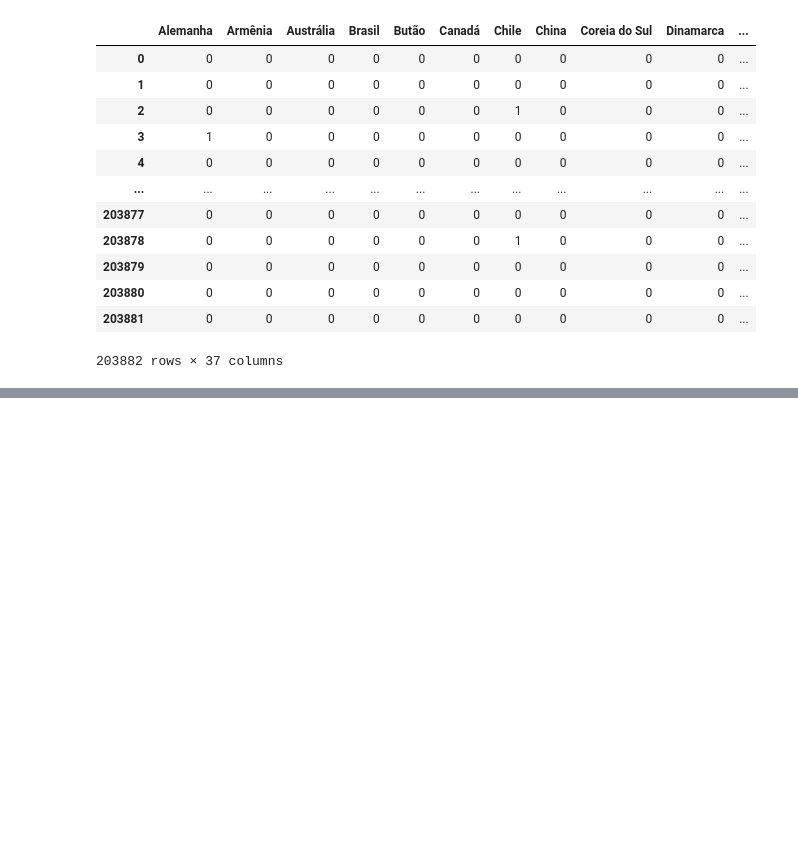
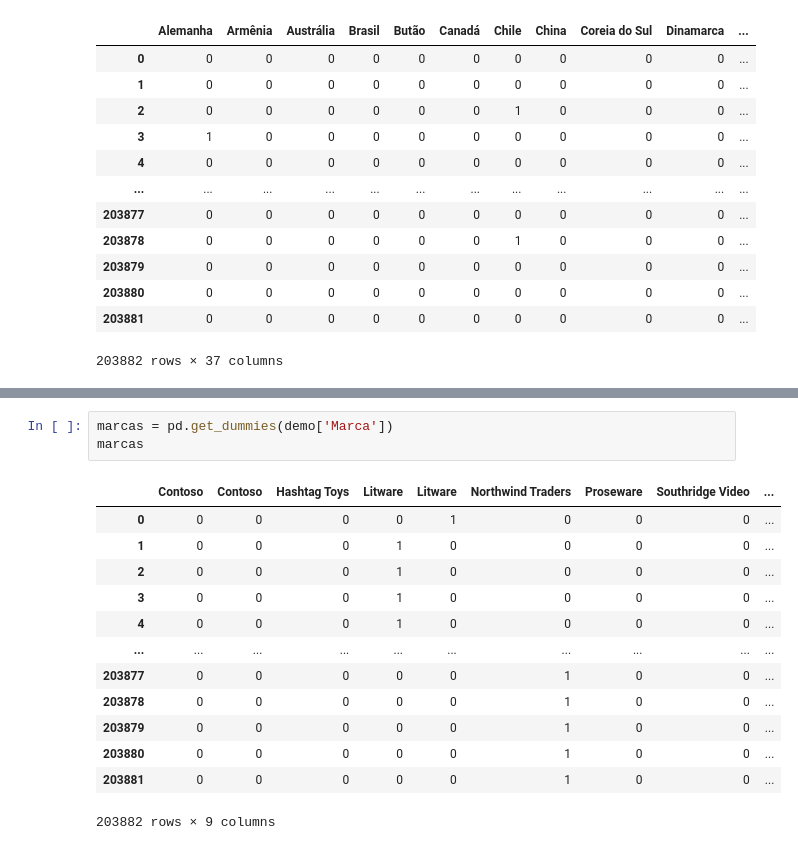
Before and after one commit to Jefferson170713/Data_Science, a Jupyter notebook: Estudo e análises/Analise de vendas do Youtube 01.ipynb, the cells around one changed output, grey strips where cells are left out. Drawn from its saved outputs; the diff is of its cells as text; blank space fills up the shorter version.

Commit message:
Trabalhando nas colunas do dataframe de analises e estudos para aplicar os modelos de machine learn

```diff
--- a/Estudo e análises/Analise de vendas do Youtube.ipynb
+++ b/Estudo e análises/Analise de vendas do Youtube 01.ipynb
@@ -566,0 +594,17 @@ c
+# %%
+marcas = pd.get_dummies(demo['Marca'])
+marcas
+# %% [output]
+|  | Contoso | Contoso | Hashtag Toys | Litware | Litware | Northwind Traders | Proseware | Southridge Video | ... |
+| 0 | 0 | 0 | 0 | 0 | 1 | 0 | 0 | 0 | ... |
+| 1 | 0 | 0 | 0 | 1 | 0 | 0 | 0 | 0 | ... |
+| 2 | 0 | 0 | 0 | 1 | 0 | 0 | 0 | 0 | ... |
+| 3 | 0 | 0 | 0 | 1 | 0 | 0 | 0 | 0 | ... |
+| 4 | 0 | 0 | 0 | 1 | 0 | 0 | 0 | 0 | ... |
+| ... | ... | ... | ... | ... | ... | ... | ... | ... | ... |
+| 203877 | 0 | 0 | 0 | 0 | 0 | 1 | 0 | 0 | ... |
+| 203878 | 0 | 0 | 0 | 0 | 0 | 1 | 0 | 0 | ... |
+| 203879 | 0 | 0 | 0 | 0 | 0 | 1 | 0 | 0 | ... |
+| 203880 | 0 | 0 | 0 | 0 | 0 | 1 | 0 | 0 | ... |
+| 203881 | 0 | 0 | 0 | 0 | 0 | 1 | 0 | 0 | ... |
+203882 rows × 9 columns
```
Also changed, not shown: parts of 9 cells of this notebook, 1 other file.
